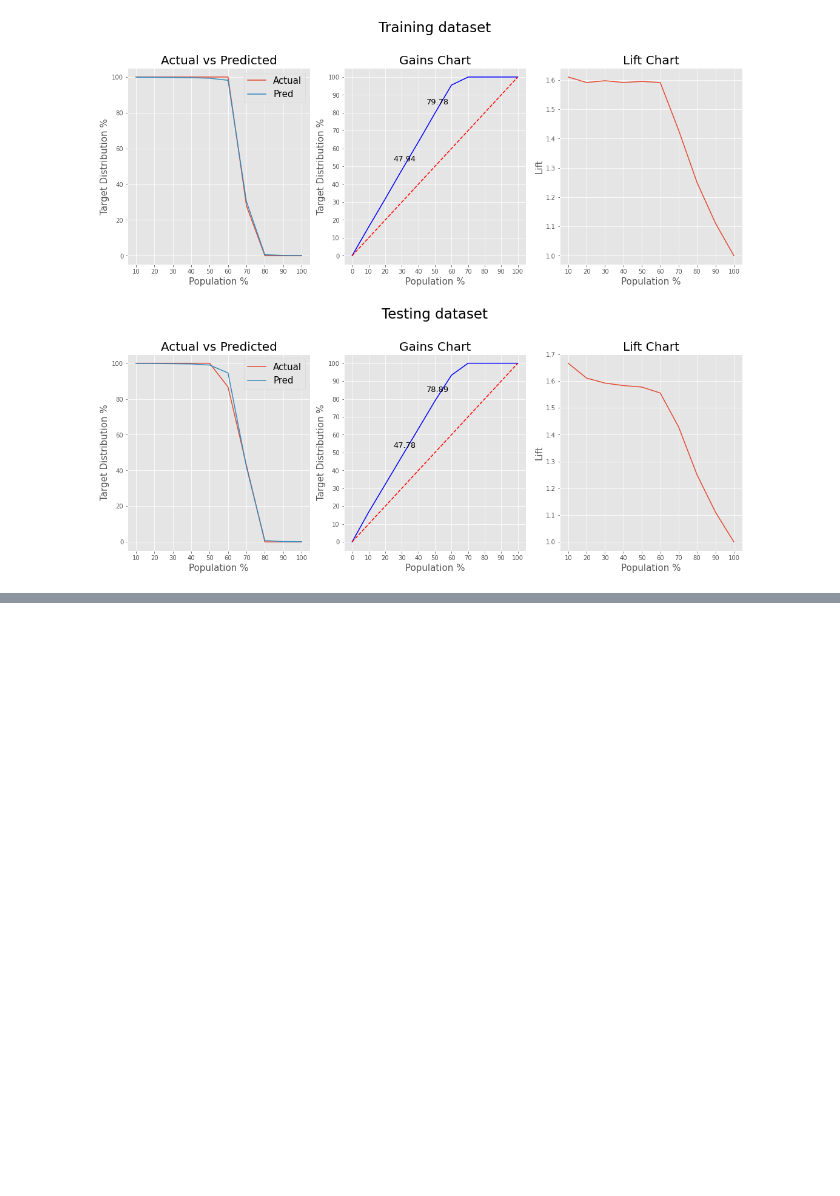
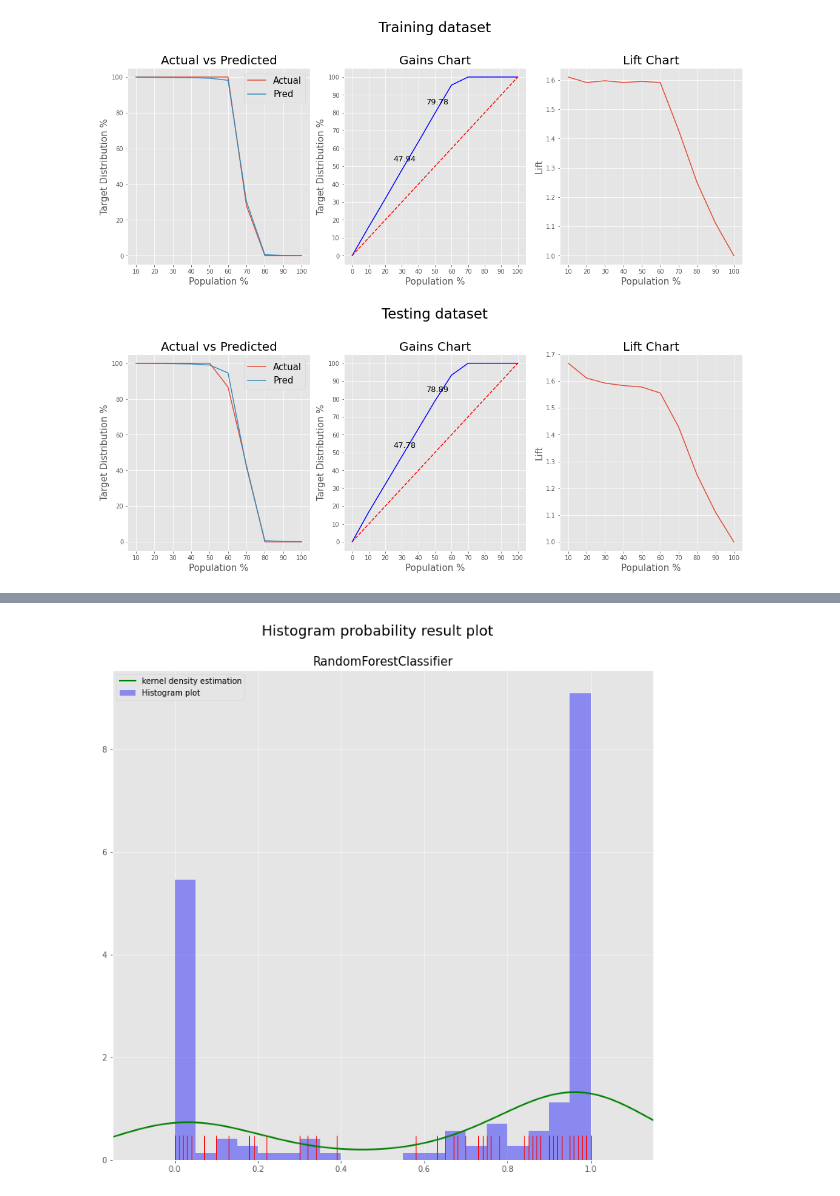
Before and after one commit to imanursar/Machine-Learning-Notes, a Jupyter notebook: Custom Function/Scoring Function.ipynb, the cells around one changed output, grey strips where cells are left out. Saved outputs shown, nothing was run; the diff lists cells and outputs as text; code cells hidden in the pictures; blank space fills up the shorter version.

```diff
--- a/Custom Function/Scoring Function.ipynb
+++ b/Custom Function/Scoring Function.ipynb
@@ -186,0 +197,4 @@ scoring.gains_plot(models[0],X_train,y_train,X_test,y_test)
+# %%
+scoring.proba_dist(probs_model[0],20,names_model[0],amount='single',shape=[2,2])
+# %% [output]
+[figure, added]
```
Also changed, not shown: parts of 12 cells of this notebook.
